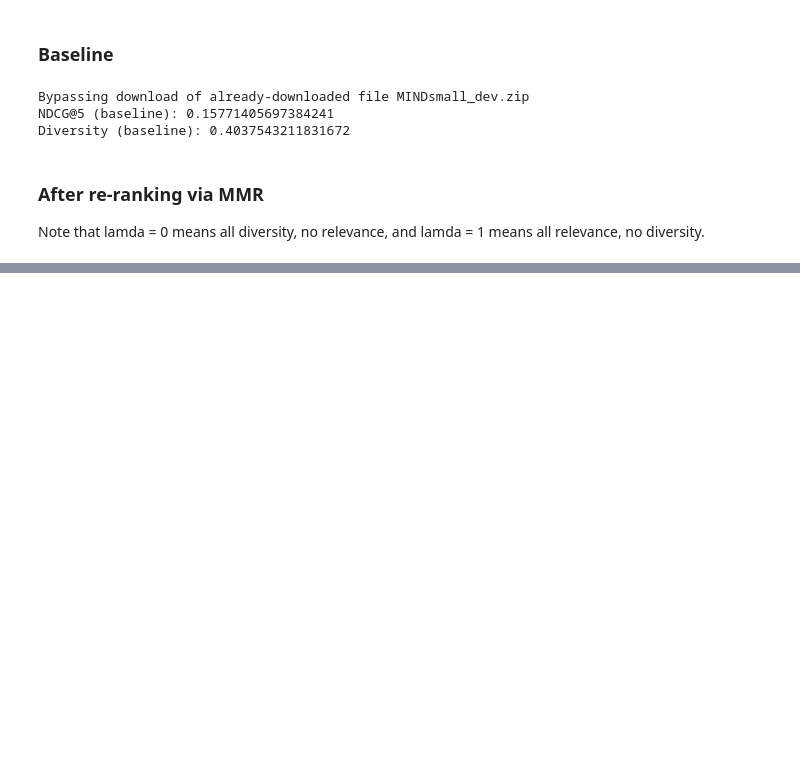
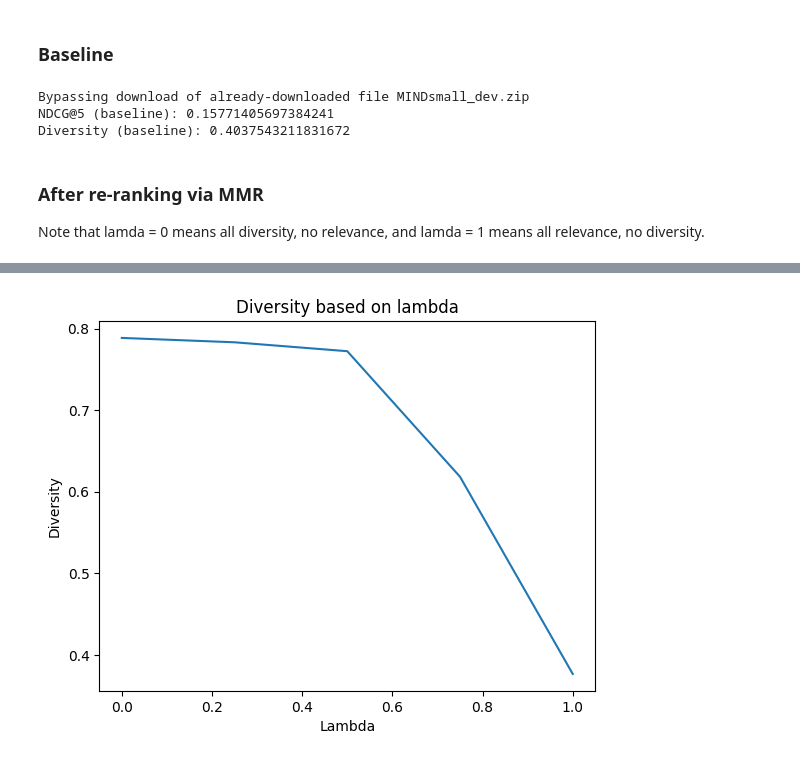
Before and after one commit to aisa6148/News_Recommendation_Project_2023, a Jupyter notebook: DKN.ipynb, the cells around one changed output, grey strips where cells are left out. Cells and saved outputs as stored; diff of their text form; code cells hidden in the pictures; blank space fills up the shorter version.

Commit message:
Refactor DKN code so MMR and evaluation is separate

```diff
--- a/dkn_MIND.ipynb
+++ b/DKN.ipynb
@@ -274,14 +107,15 @@ def mmr_all(news_df, df, lamda, k):
 ### Baseline
 # %%
 df = get_df(test_file, "test_preds.csv")
-news_df = get_news_df()
+news_df = MMR.get_news_df()
+glove = MMR.load_glove()
 k = 5
 
 df_at_k = df.copy()
 df_at_k["news_id"] = df["news_id"].apply(lambda x: x[:k])
 
-print(f"NDCG@{k} (baseline): {calculate_ndcg_at_k(df, k)}")
-print(f"Diversity (baseline): {diversity_eval(news_df, df_at_k)}")
+print(f"NDCG@{k} (baseline): {evaluation.calculate_ndcg_at_k(df_at_k, k)}")
+print(f"Diversity (baseline): {evaluation.diversity_eval(glove, news_df, df_at_k)}")
 # %% [output]
 Bypassing download of already-downloaded file MINDsmall_dev.zip
 NDCG@5 (baseline): 0.15771405697384241
@@ -296,10 +130,10 @@ ndcgs = []
 exploded_df = df.copy().reset_index().explode(['pred', 'label', 'news_id']) #split back into columns
 for i in lamdas:
     print(f"\nReranking with lambda={i}...")
-    mmr_rerank_data = mmr_all(news_df, df, i, k)
+    mmr_rerank_data = MMR.mmr_all(glove, news_df, df, i, k)
     mmr_rerank_df = pd.DataFrame.from_dict(mmr_rerank_data, orient="index").reset_index()
 
-    diversity = diversity_eval(news_df, mmr_rerank_df)
+    diversity = evaluation.diversity_eval(glove, news_df, mmr_rerank_df)
     print(f"Diversity: {diversity}")
     diversities.append(diversity)
 
@@ -309,7 +143,7 @@ for i in lamdas:
     mmr_labels = pd.merge(exploded_df, split_df, on=["user_id", "news_id"], how="right")
     mmr_labels_lists = mmr_labels.groupby("user_id").agg({"label": list, "mmr_pred": list})
     mmr_labels_lists.rename(columns={"mmr_pred": "pred"}, inplace=True)
-    ndcg = calculate_ndcg_at_k(mmr_labels_lists, k)
+    ndcg = evaluation.calculate_ndcg_at_k(mmr_labels_lists, k)
     print(f"NDCG@{k}: {ndcg}")
     ndcgs.append(ndcg)
 # %% [output]
@@ -348,0 +173,4 @@ Text(0, 0.5, 'NDCG@5')
+# %%
+evaluation.graph_diversity(diversities, lamdas)
+# %% [output]
+[figure, added]
```
Also changed, not shown: parts of 17 cells of this notebook, 2 other files.
